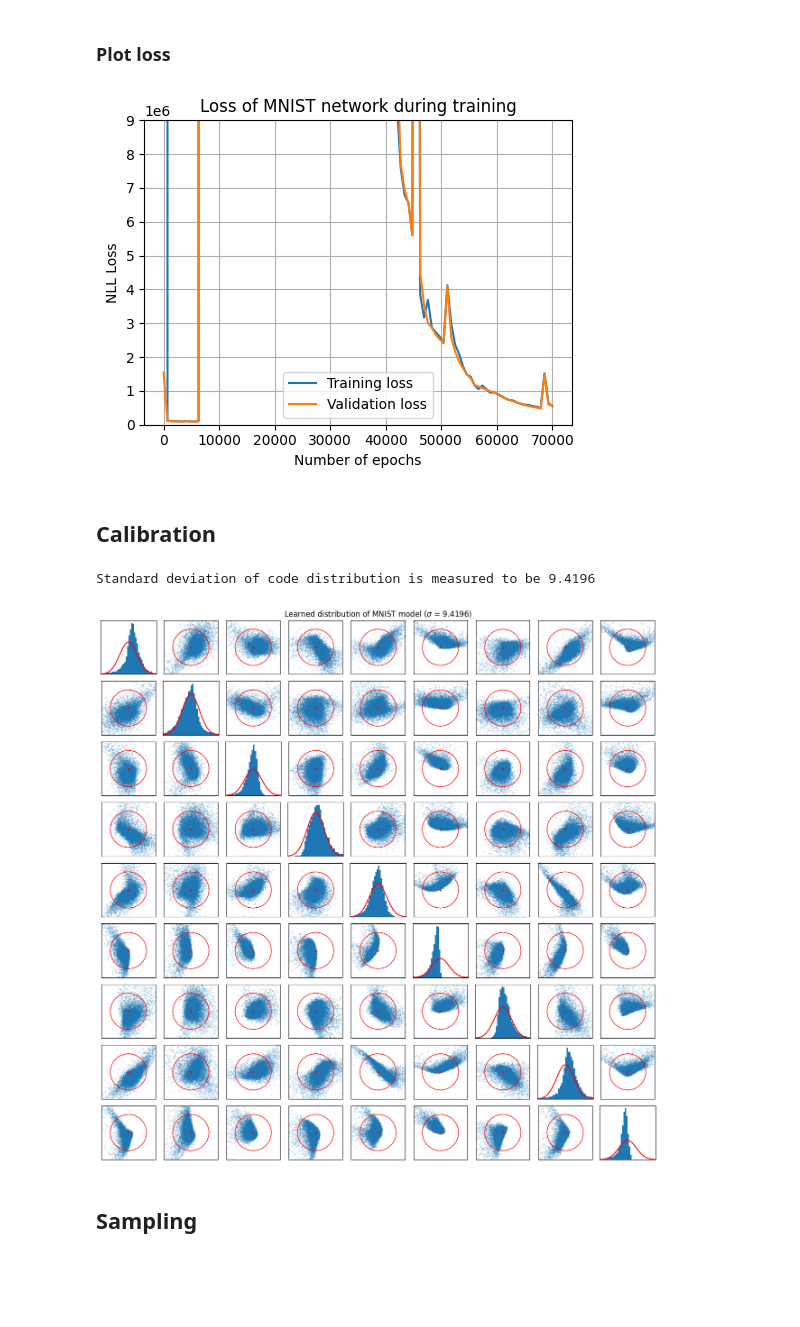
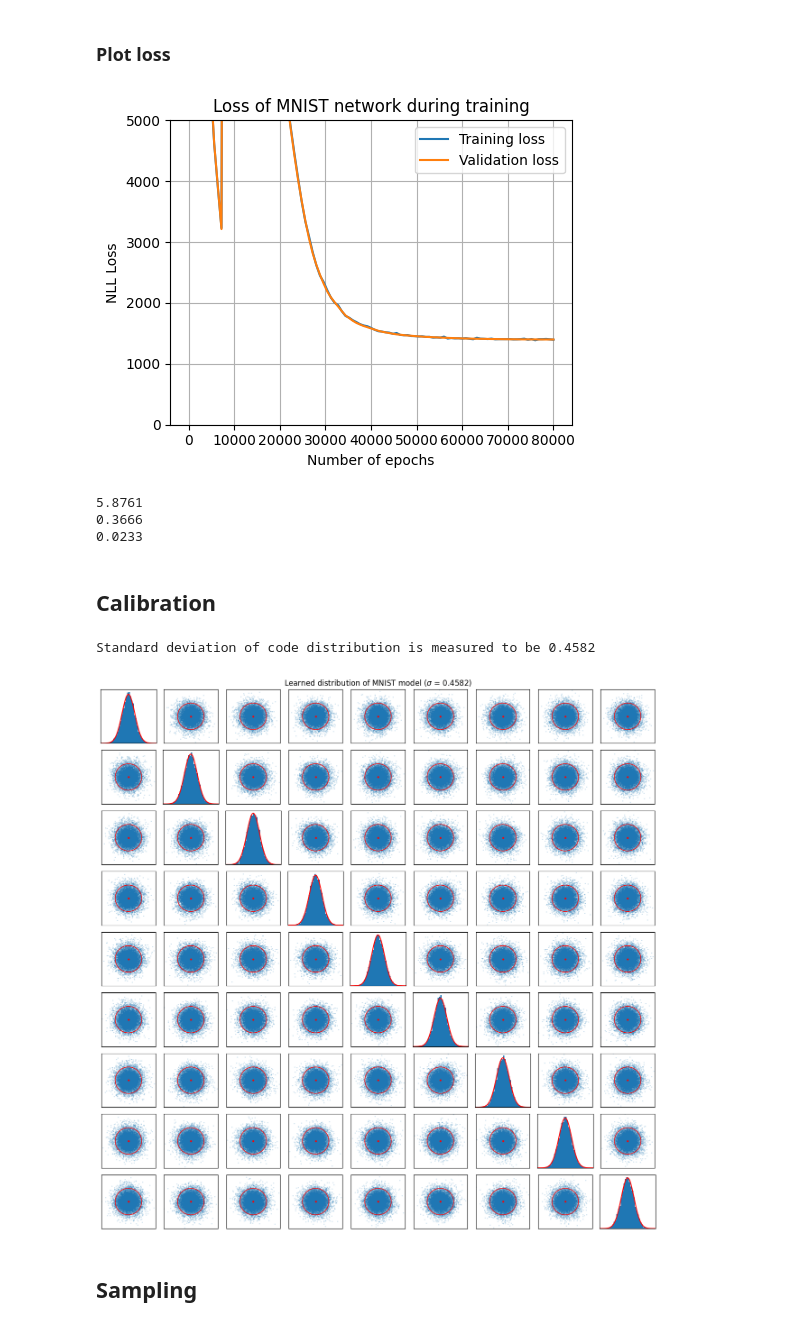
Before and after one commit to xiaoxiae/SurVAE-replication, a Jupyter notebook: maxpooling.ipynb, the cells around one changed output. Saved outputs shown, nothing was run; the diff lists cells and outputs as text; code cells hidden in the pictures; blank space fills up the shorter version.

Commit message:
4th mnist run

```diff
--- a/maxpooling.ipynb
+++ b/maxpooling.ipynb
@@ -11,14 +11,14 @@ from survae.calibrate import *
 
 import json
 # %%
-SAVE_PATH = "./saves/sv_maxpool overnight 3"
+SAVE_PATH = "./saves/sv_maxpool overnight 4"
 # %%
 mnist_dataset = MNIST_784()
 # %%
 sv_maxpool = SurVAE(
     [DequantizationLayer()] +
     [
-        [BijectiveLayer(784, [200, 500, 200]), OrthonormalLayer(784)] # 784 = 28^2
+        [BijectiveLayer(784, [200, 200]), OrthonormalLayer(784)] # 784 = 28^2
         for _ in range(6)
     ] +
     [MaxPoolingLayer(784, 2, learn_distribution_parameter=True)] +
@@ -33,7 +33,7 @@ sv_maxpool = SurVAE(
     ] +
     [MaxPoolingLayerWithHop(49, 3, 2, learn_distribution_parameter=True)] +
     [
-        [BijectiveLayer(9, [200]), OrthonormalLayer(9)] # 9 = 3^2
+        [BijectiveLayer(9, [200, 200]), OrthonormalLayer(9)] # 9 = 3^2
         for _ in range(6)
     ],
     name = "SV_MAXPOOL",
@@ -44,11 +44,11 @@ train_log = sv_maxpool.train(
     dataset    = mnist_dataset,
     batch_size = 1000,
     test_size  = 100,
-    epochs     = 70_000,
+    epochs     = 80_000,
     lr         = 5e-3,
-    log_period = 700,
+    log_period = 800,
     show_tqdm  = True,
-    lr_decay_params = {'gamma': 0.97, 'step_size': 500},
+    lr_decay_params = {'gamma': 0.95, 'step_size': 500},
     save_path = SAVE_PATH,
 )
 # %%
@@ -77,12 +77,12 @@ plt.ylabel('NLL Loss')
 
 plt.grid()
 # plt.semilogy()
-plt.ylim(0, 9000000)
+plt.ylim(0, 5000)
 plt.legend()
 plt.tight_layout()
 plt.show()
 # %% [output]
-[figure, old version]
+[figure, new version]
 # %%
 # load model
 # sv_maxpool.load_state_dict(torch.load("./saves/sv_maxpool test/epoch_199.pt"))
@@ -92,6 +92,10 @@ for _layer in sv_maxpool.layers:
     if isinstance(_layer, (MaxPoolingLayer, MaxPoolingLayerWithHop)):
         print(f"{(_s := _layer.sigma).item():.4f}")
         # print(f"   {_s.grad.item():.4f}")
+# %% [output]
+5.8761
+0.3666
+0.0233
 # %%
 # save loss values
 with open(SAVE_PATH + "/output/loss_test.txt", "w") as f:
@@ -119,11 +123,11 @@ with torch.no_grad():
 sigma = Z.std().item()
 print(f"Standard deviation of code distribution is measured to be {sigma:.4f}")
 # %% [output]
-Standard deviation of code distribution is measured to be 9.4196
+Standard deviation of code distribution is measured to be 0.4582
 # %%
-plot_learned_distribution(Z, f"Learned distribution of MNIST model ($\sigma$ = {sigma:.4f})", plotsize=1.4, axis_scale=30.1, sigma=sigma)
+plot_learned_distribution(Z, f"Learned distribution of MNIST model ($\sigma$ = {sigma:.4f})", plotsize=1.4, axis_scale=2, sigma=sigma)
 # %% [output]
-[figure, old version]
+[figure, new version]
 # %% [markdown]
 ## Sampling
 # %%
```
Also changed, not shown: parts of 2 cells of this notebook, 9 other files.
